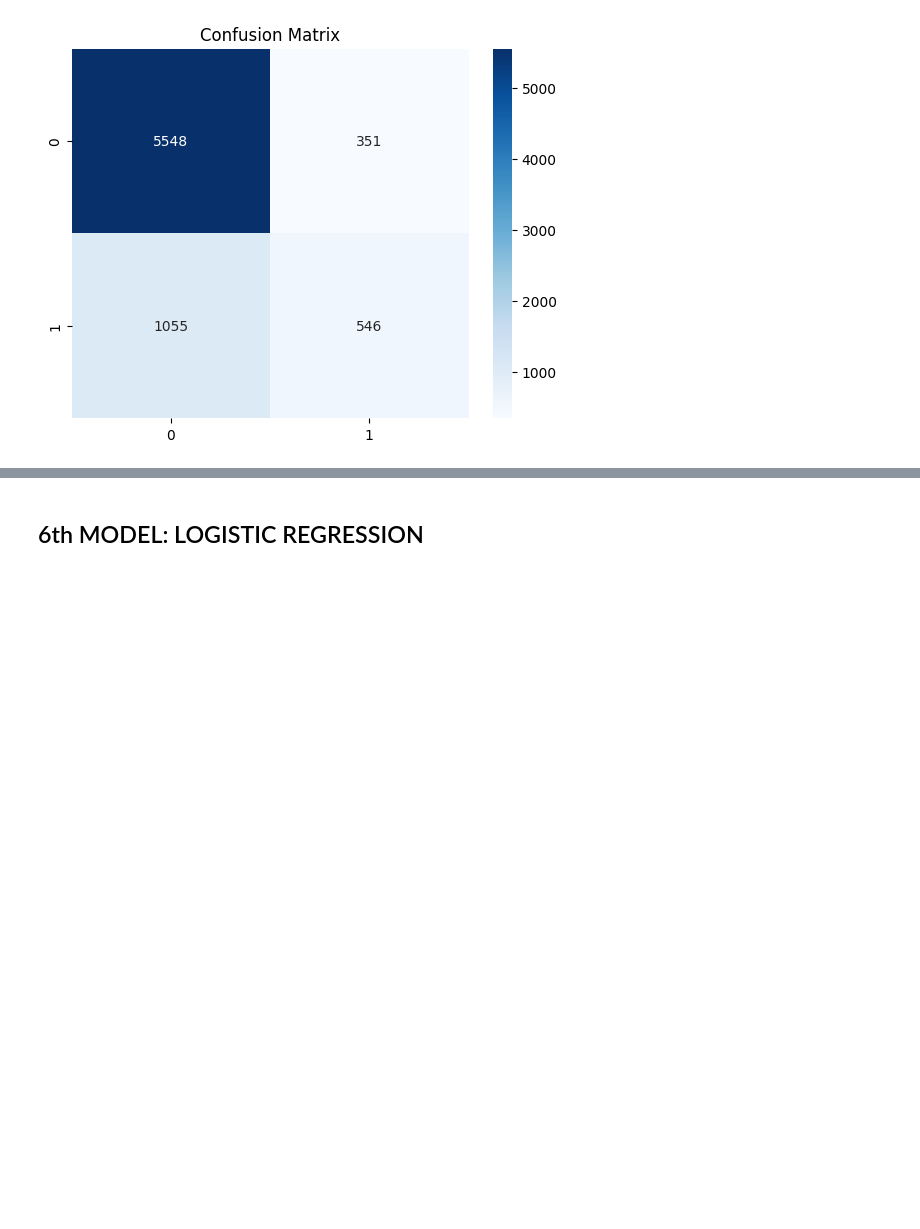
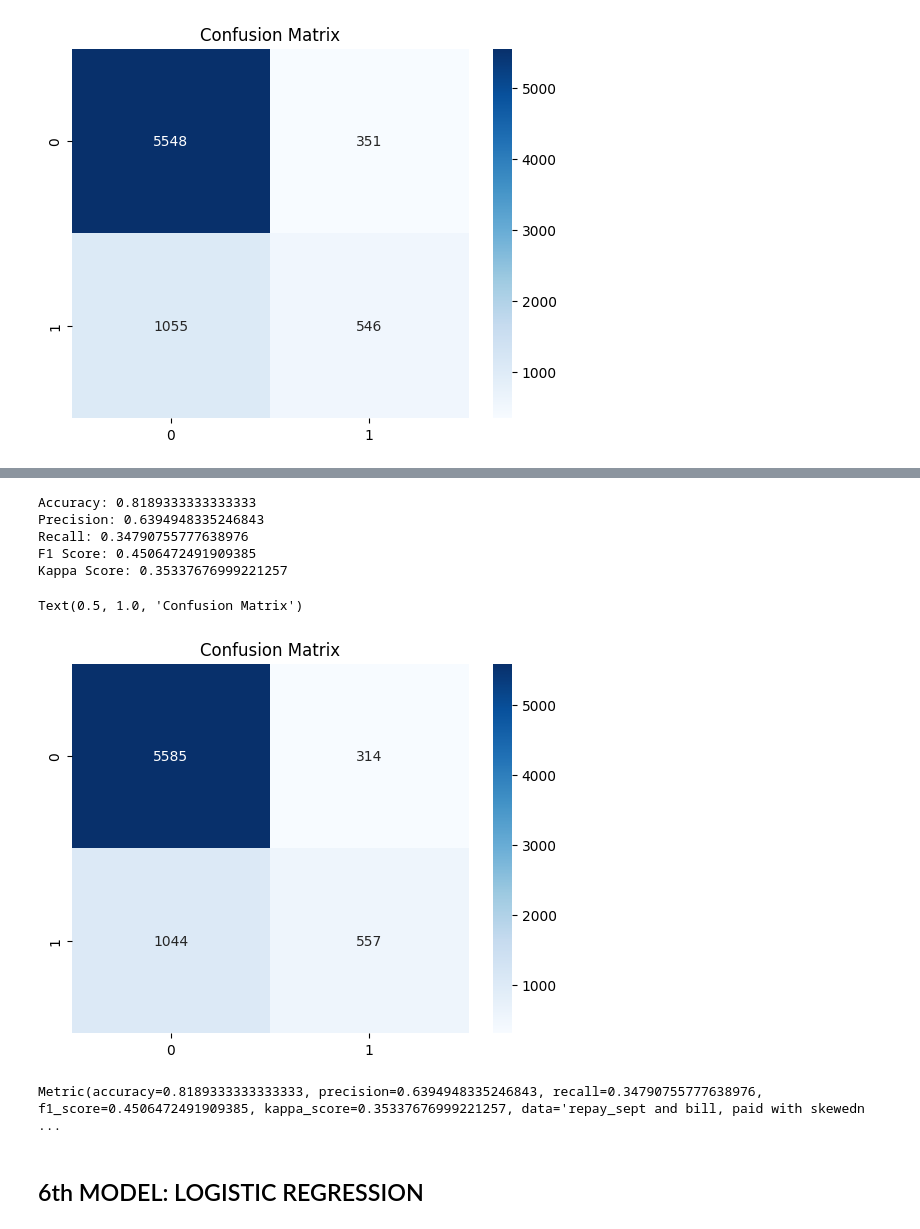
Before and after one commit to AnshikaJain2405/OrionDataAnalyticsInternshipJul23, a Jupyter notebook: notebooks/ML.ipynb, the cells around one changed output, grey strips where cells are left out. Drawn from its saved outputs; the diff is of its cells as text; code cells hidden in the pictures; blank space fills up the shorter version.

```diff
--- a/notebooks/ML.ipynb
+++ b/notebooks/ML.ipynb
@@ -462,3 +533,61 @@ Text(0.5, 1.0, 'Confusion Matrix')
+# %%
+x1 = df[[ 'REPAY_SEPT',
+         'BILL_APR', 'BILL_MAY', 'BILL_JUN', 'BILL_JUL', 'BILL_AUG', 'BILL_SEPT',
+         'PAID_APR', 'PAID_MAY', 'PAID_JUN', 'PAID_JUL', 'PAID_AUG', 'PAID_SEPT']]
+y1 = df['default.payment.next.month']
+
+cols_to_transform = ['BILL_APR', 'BILL_MAY', 'BILL_JUN', 'BILL_JUL', 'BILL_AUG', 'BILL_SEPT',
+                     'PAID_APR', 'PAID_MAY', 'PAID_JUN', 'PAID_JUL', 'PAID_AUG', 'PAID_SEPT']
+for col in cols_to_transform:
+    if x1[col].min() >= 0:
+        x1.loc[:,col] = np.log1p(x1.loc[:,col])
+    else:
+        x1.loc[:,col] = np.log1p(x1.loc[:,col] + (-1 * x1.loc[:,col].min()))
+
+x1 = pd.DataFrame(x1)
+
+x1_train, x1_test, y1_train, y1_test = train_test_split(x1, y1, test_size=0.25, random_state=50)
+
+rf_classifier = RandomForestClassifier(random_state=50)
+rf_classifier.fit(x1_train, y1_train)
+
+y1_pred = rf_classifier.predict(x1_test)
+
+accuracy5b = rf_classifier.score(x1_test, y1_test)
+print('Accuracy:', accuracy5b)
+
+precision5b = precision_score(y1_test, y1_pred)
+print("Precision:", precision5b)
+
+recall5b = recall_score(y1_test, y1_pred)
+print("Recall:", recall5b)
+
+f1_5b = f1_score(y1_test, y1_pred)
+print("F1 Score:", f1_5b)
+
+kappa5b = cohen_kappa_score(y1_test, y1_pred)
+print("Kappa Score:", kappa5b)
+
+cm = confusion_matrix(y1_test, y1_pred)
+
+sns.heatmap(cm, annot=True, cmap='Blues', fmt='g')
+plt.title("Confusion Matrix")
+# %% [output]
+Accuracy: 0.8189333333333333
+Precision: 0.6394948335246843
+Recall: 0.34790755777638976
+F1 Score: 0.4506472491909385
+Kappa Score: 0.35337676999221257
+Text(0.5, 1.0, 'Confusion Matrix')
+[figure, added]
+# %%
+mobj5b = Metric(accuracy=accuracy5b, precision=precision5b, recall=recall5b, f1_score=f1_5b,
+                 kappa_score=kappa5b, data='repay_sept and bill, paid with skewedness removed',
+                 model='Random Forest')
+
+print(mobj5b)
+# %% [output]
+Metric(accuracy=0.8189333333333333, precision=0.6394948335246843, recall=0.34790755777638976, f1_score=0.4506472491909385, kappa_score=0.35337676999221257, data='repay_sept and bill, paid with skewedn ...
 # %% [markdown]
 ## 6th MODEL: LOGISTIC REGRESSION
 # %% [markdown]
```
Also changed, not shown: parts of 33 cells of this notebook.
